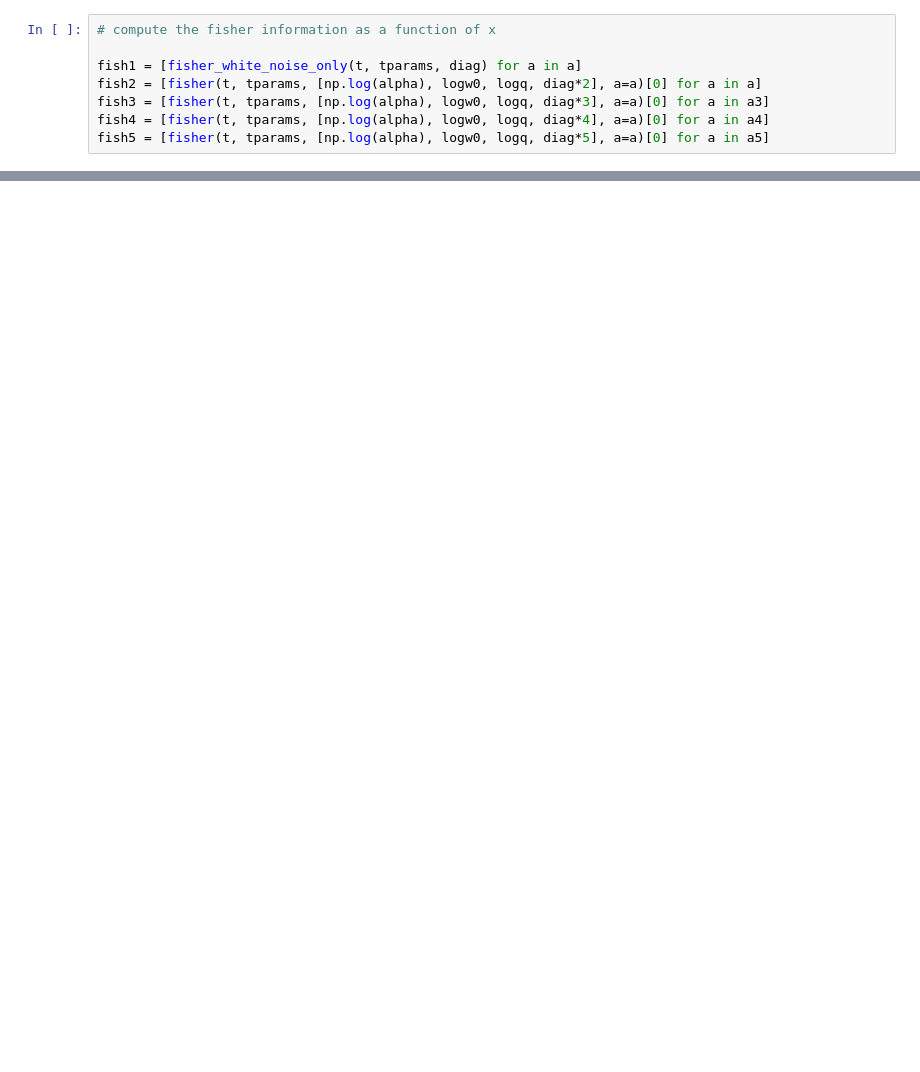
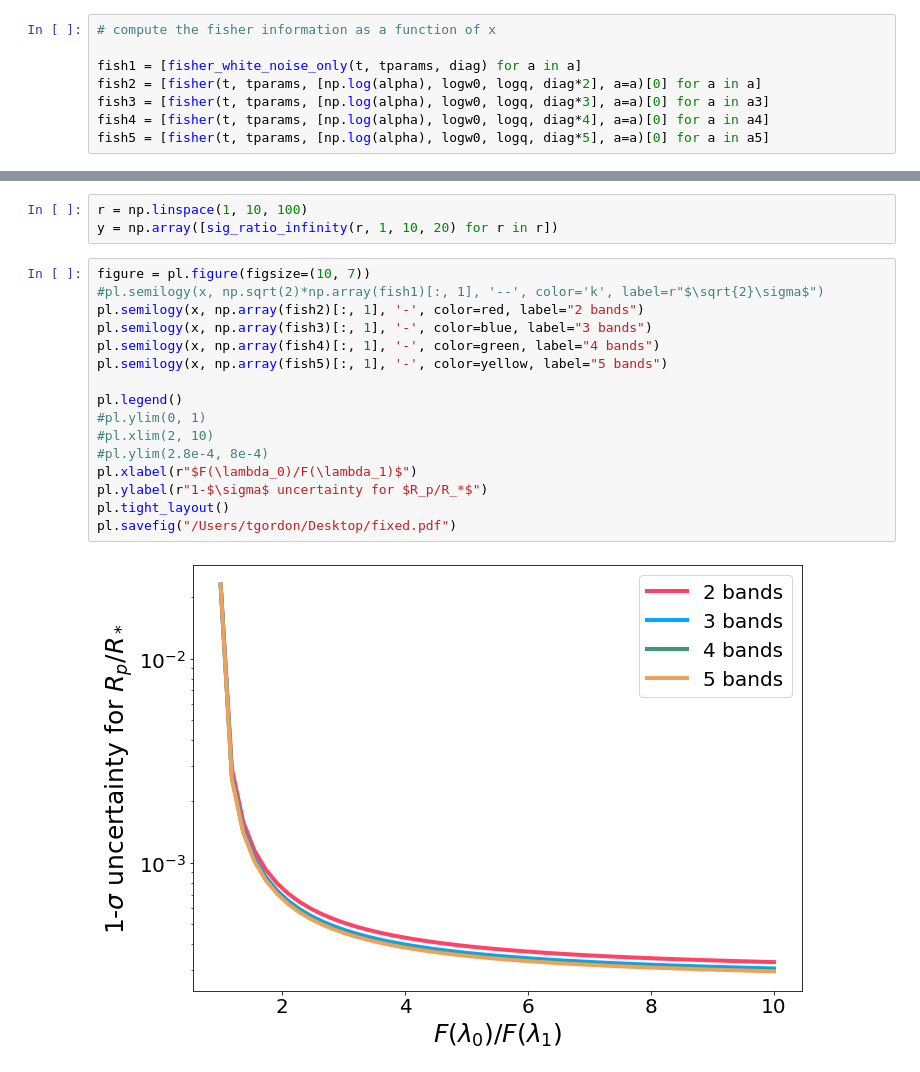
Before and after one commit to tagordon/mwtransits, a Jupyter notebook: fisher_alpha.ipynb, the cells around one changed output, grey strips where cells are left out. Drawn from its saved outputs; the diff is of its cells as text; blank space fills up the shorter version.

```diff
--- a/fisher_alpha.ipynb
+++ b/fisher_alpha.ipynb
@@ -202,0 +172,21 @@ Text(0,0.5,'1-$\\sigma$ uncertainty for $R_p/R_*$')
+# %%
+r = np.linspace(1, 10, 100)
+y = np.array([sig_ratio_infinity(r, 1, 10, 20) for r in r])
+# %%
+figure = pl.figure(figsize=(10, 7))
+#pl.semilogy(x, np.sqrt(2)*np.array(fish1)[:, 1], '--', color='k', label=r"$\sqrt{2}\sigma$")
+pl.semilogy(x, np.array(fish2)[:, 1], '-', color=red, label="2 bands")
+pl.semilogy(x, np.array(fish3)[:, 1], '-', color=blue, label="3 bands")
+pl.semilogy(x, np.array(fish4)[:, 1], '-', color=green, label="4 bands")
+pl.semilogy(x, np.array(fish5)[:, 1], '-', color=yellow, label="5 bands")
+
+pl.legend()
+#pl.ylim(0, 1)
+#pl.xlim(2, 10)
+#pl.ylim(2.8e-4, 8e-4)
+pl.xlabel(r"$F(\lambda_0)/F(\lambda_1)$")
+pl.ylabel(r"1-$\sigma$ uncertainty for $R_p/R_*$")
+pl.tight_layout()
+pl.savefig("/Users/tgordon/Desktop/fixed.pdf")
+# %% [output]
+[figure, added]
```
Also changed, not shown: parts of 18 cells of this notebook, 18 other files.
